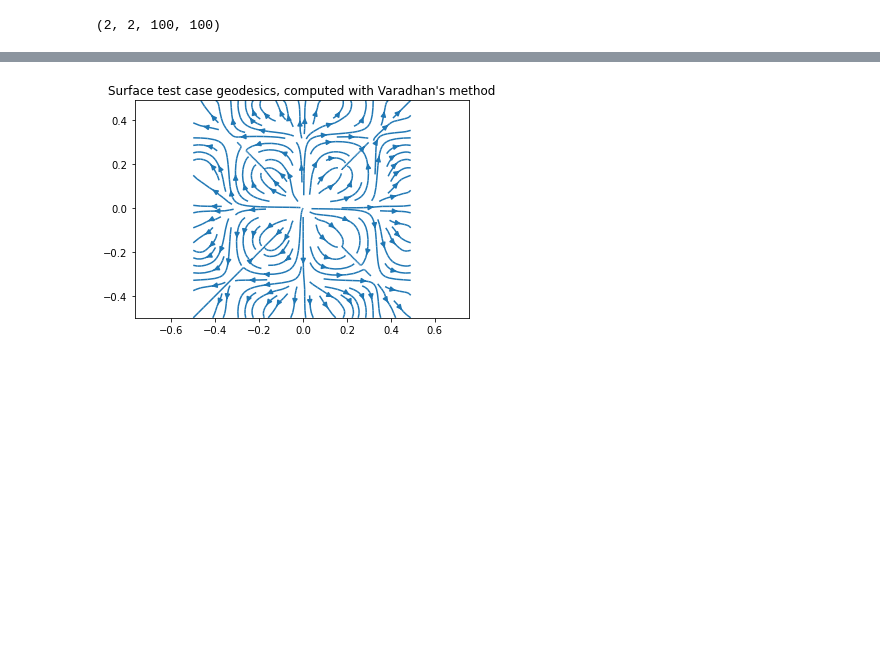
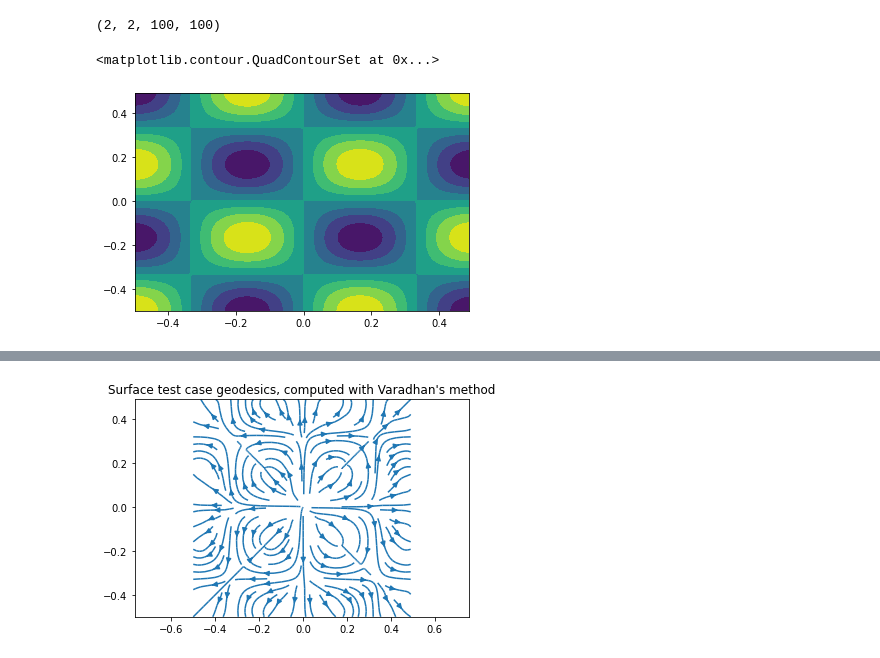
Before and after one commit to Mirebeau/MVA_ImagePDE, a Jupyter notebook: TP3/VaradhanGeodesics2_Exo.ipynb, the cells around one changed output, grey strips where cells are left out. Cells and saved outputs as stored; diff of their text form; code cells hidden in the pictures; blank space fills up the shorter version.

```diff
--- a/TP3/VaradhanGeodesics2_Exo.ipynb
+++ b/TP3/VaradhanGeodesics2_Exo.ipynb
@@ -478,6 +484,11 @@ diff.shape
 (2, 2, 100, 100)
 # %%
 distance = VaradhanDistance(diff,rhs,dx)
+# %%
+plt.contourf(*X,Z)
+# %% [output]
+<matplotlib.contour.QuadContourSet at 0x...>
+[figure, added]
 # %%
 plt.axis('equal'); plt.title("Surface test case, computed with Varadhan's method.")
 plt.contourf(*X,distance); plt.colorbar();
```
Also changed, not shown: parts of 7 cells of this notebook, 3 other files.
